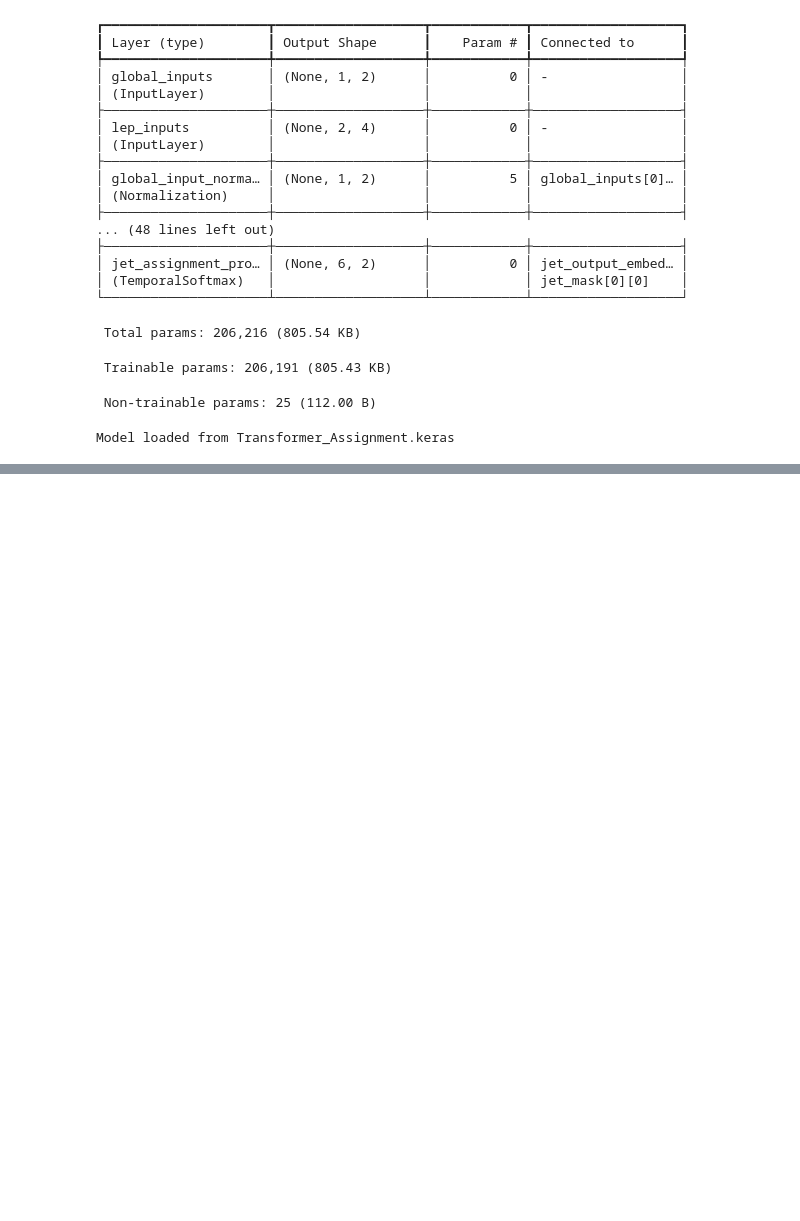
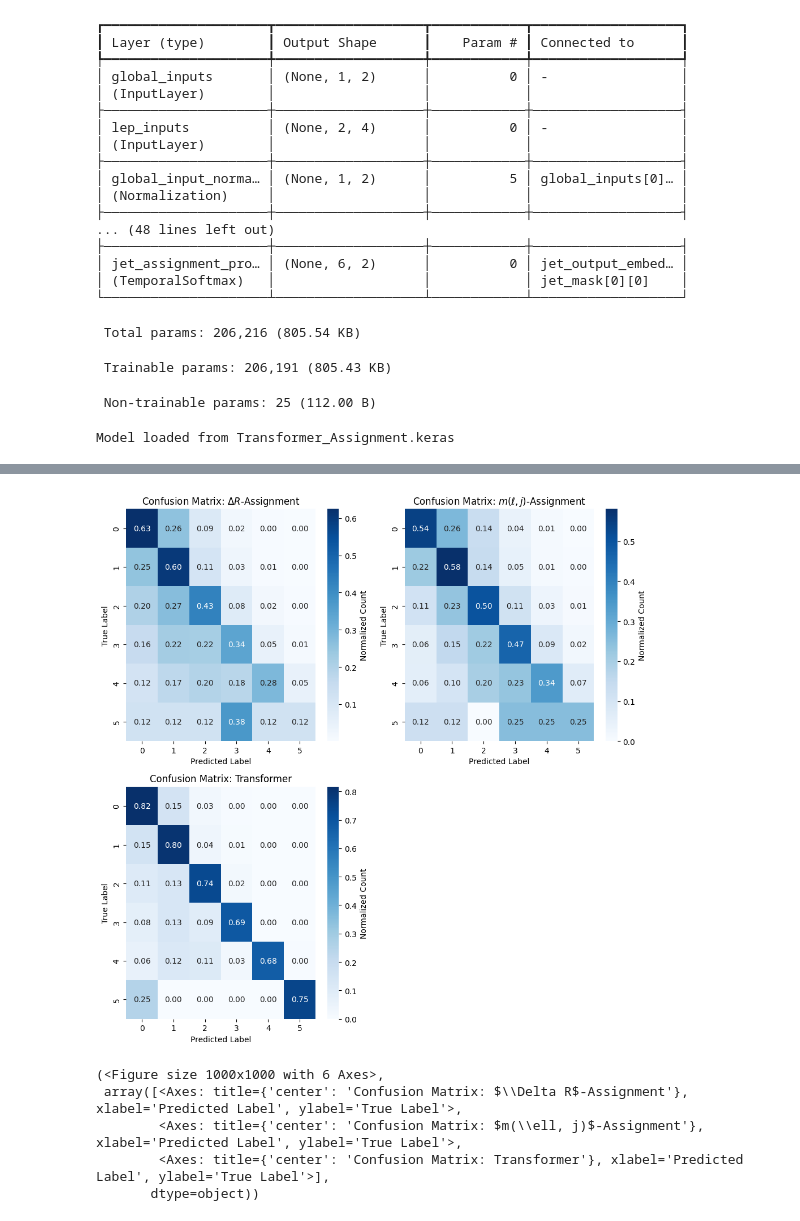
Before and after one commit to simi216/mva-trainer, a Jupyter notebook: notebooks/TransformerAnalysis.ipynb, the cells around one changed output, grey strips where cells are left out. Saved outputs shown, nothing was run; the diff lists cells and outputs as text; code cells hidden in the pictures; blank space fills up the shorter version.

```diff
--- a/notebooks/TransformerAnalysis.ipynb
+++ b/notebooks/TransformerAnalysis.ipynb
@@ -128,0 +129,9 @@ Computing binned accuracy for truth_ttbar_mass...
+# %%
+evaluator.plot_confusion_matrices()
+# %% [output]
+[figure, added]
+(<Figure size 1000x1000 with 6 Axes>,
+ array([<Axes: title={'center': 'Confusion Matrix: $\\Delta R$-Assignment'}, xlabel='Predicted Label', ylabel='True Label'>,
+        <Axes: title={'center': 'Confusion Matrix: $m(\\ell, j)$-Assignment'}, xlabel='Predicted Label', ylabel='True Label'>,
+        <Axes: title={'center': 'Confusion Matrix: Transformer'}, xlabel='Predicted Label', ylabel='True Label'>],
+       dtype=object))
```
Also changed, not shown: parts of 1 cell of this notebook, 21 other files.
